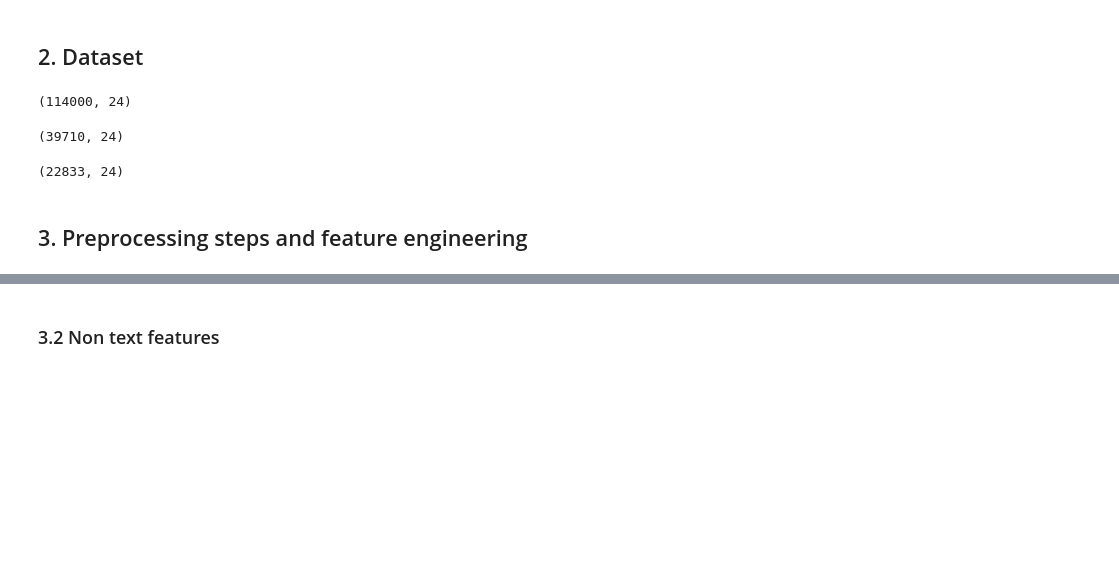
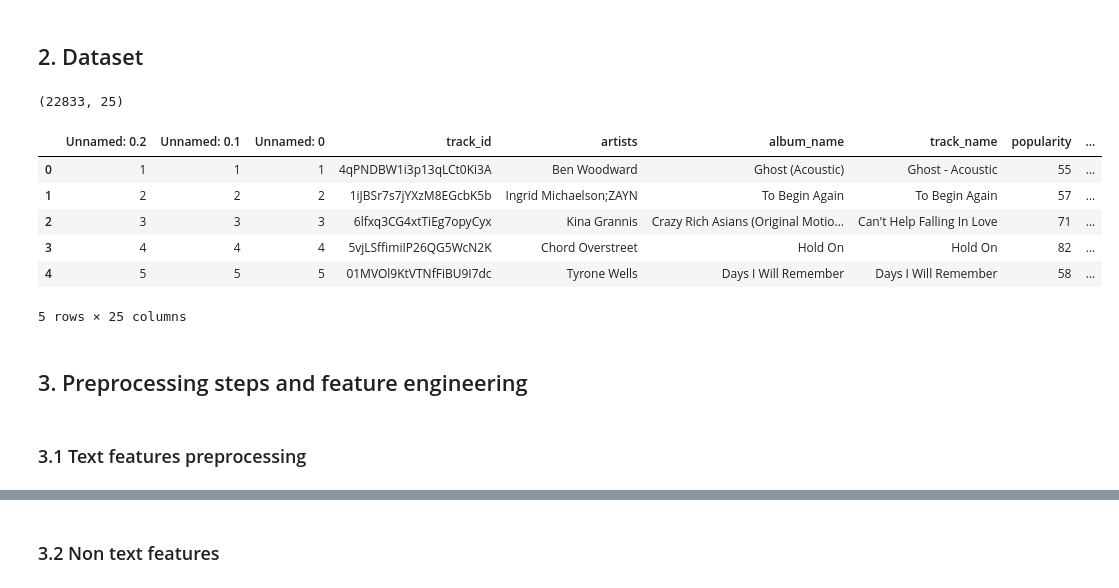
Before and after one commit to anaisdangeot/mood_detector, a Jupyter notebook: notebooks/DataAnalysisSteps.ipynb, the cells around one changed output, grey strips where cells are left out. Cells and saved outputs as stored; diff of their text form; code cells hidden in the pictures; blank space fills up the shorter version.

```diff
--- a/notebooks/DataAnalysisSteps.ipynb
+++ b/notebooks/DataAnalysisSteps.ipynb
@@ -31,25 +37,2 @@ from tensorflow.keras.callbacks import EarlyStopping
 # %% [markdown]
 ## 2. Dataset
-# %%
-# df1 = pd.read_csv('/home/anais/code/anaisdangeot/mood_detector/raw_data/dataset_enriched_s1.csv')
-# df2 = pd.read_csv('/home/anais/code/anaisdangeot/mood_detector/raw_data/dataset_enriched_s2.csv')
-# df3 = pd.read_csv('/home/anais/code/anaisdangeot/mood_detector/raw_data/dataset_enriched_s3.csv')
-# df4 = pd.read_csv('/home/anais/code/anaisdangeot/mood_detector/raw_data/dataset_enriched_s4.csv')
-# df5 = pd.read_csv('/home/anais/code/anaisdangeot/mood_detector/raw_data/dataset_enriched_s5.csv')
-# df6 = pd.read_csv('/home/anais/code/anaisdangeot/mood_detector/raw_data/dataset_enriched_s6.csv')
-# df7 = pd.read_csv('/home/anais/code/anaisdangeot/mood_detector/raw_data/dataset_enriched_s7.csv')
-# df8 = pd.read_csv('/home/anais/code/anaisdangeot/mood_detector/raw_data/dataset_enriched_s8.csv')
-# df9 = pd.read_csv('/home/anais/code/anaisdangeot/mood_detector/raw_data/dataset_enriched_s9.csv')
-# df10 = pd.read_csv('/home/anais/code/anaisdangeot/mood_detector/raw_data/dataset_enriched_s10.csv')
-# df11 = pd.read_csv('/home/anais/code/anaisdangeot/mood_detector/raw_data/dataset_enriched_s11.csv')
-# frames = [df1, df2, df3, df4, df5, df6, df7, df8, df9, df10, df11]
-# data = pd.concat(frames)
-data = pd.read_csv('/home/anais/code/anaisdangeot/mood_detector/raw_data/dataset_enriched_total.csv')
-data.shape
-# %% [output]
-(114000, 24)
-# %%
-data = data[data['lyrics_extracted']!='999']
-data.shape
-# %% [output]
-(39710, 24)
@@ -58,9 +39,22 @@ data = data[data['lyrics_language']=='en'] # we will have to decide whether to t
+# %%
+data = pd.read_csv('/home/anais/code/anaisdangeot/mood_detector/raw_data/dataset_enriched_total.csv')
+data.shape
+# %% [output]
+(22833, 25)
 # %%
-data.shape
+data.head()
 # %% [output]
+|  | Unnamed: 0.2 | Unnamed: 0.1 | Unnamed: 0 | track_id | artists | album_name | track_name | popularity | ... |
+| 0 | 1 | 1 | 1 | 4qPNDBW1i3p13qLCt0Ki3A | Ben Woodward | Ghost (Acoustic) | Ghost - Acoustic | 55 | ... |
+| 1 | 2 | 2 | 2 | 1iJBSr7s7jYXzM8EGcbK5b | Ingrid Michaelson;ZAYN | To Begin Again | To Begin Again | 57 | ... |
+| 2 | 3 | 3 | 3 | 6lfxq3CG4xtTiEg7opyCyx | Kina Grannis | Crazy Rich Asians (Original Motio... | Can't Help Falling In Love | 71 | ... |
+| 3 | 4 | 4 | 4 | 5vjLSffimiIP26QG5WcN2K | Chord Overstreet | Hold On | Hold On | 82 | ... |
+| 4 | 5 | 5 | 5 | 01MVOl9KtVTNfFiBU9I7dc | Tyrone Wells | Days I Will Remember | Days I Will Remember | 58 | ... |
-(22833, 24)
+5 rows × 25 columns
 # %% [markdown]
 ## 3. Preprocessing steps and feature engineering
+# %% [markdown]
+### 3.1 Text features preprocessing
 # %%
 # TEXT PREPROCESSING
 import unicodedata
```
Also changed, not shown: parts of 28 cells of this notebook, 41 other files.
